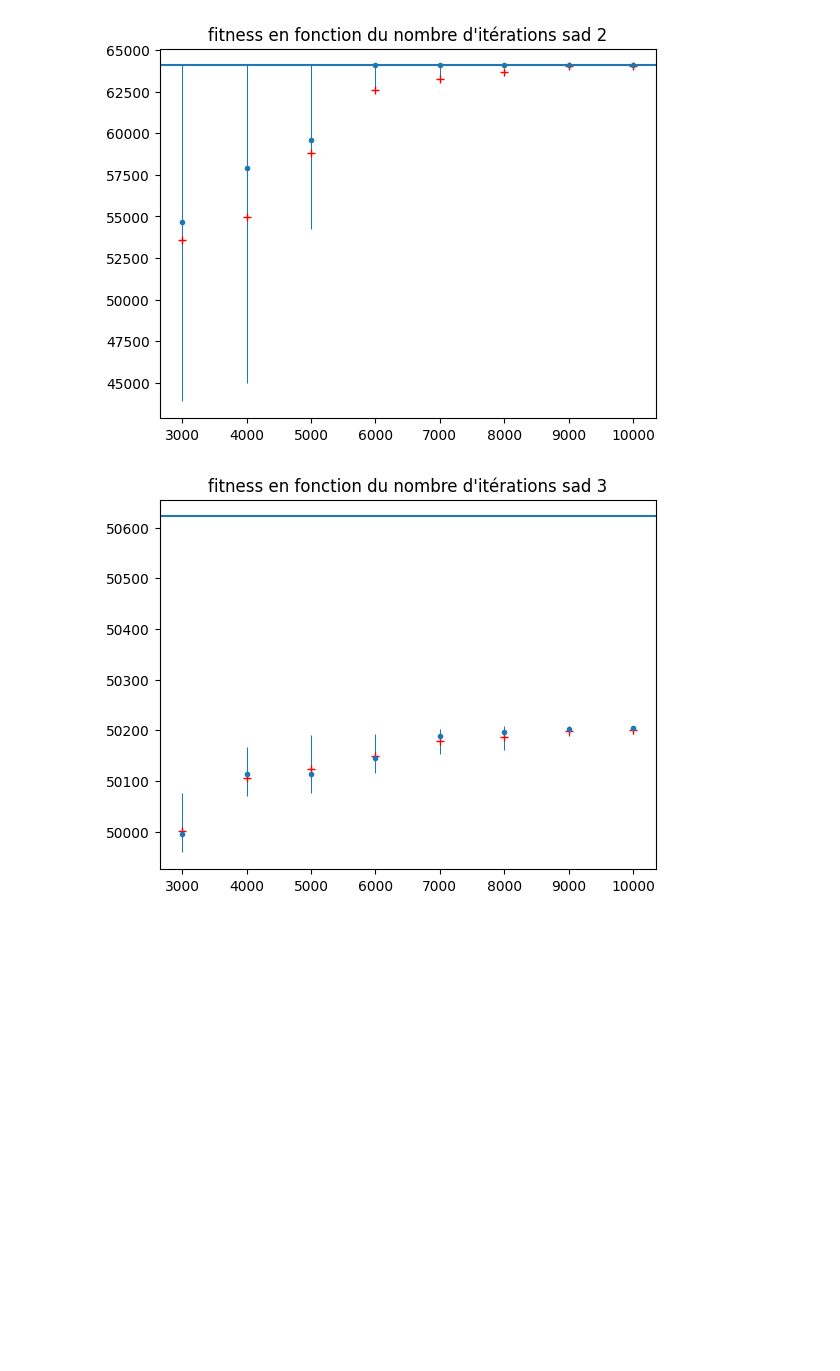
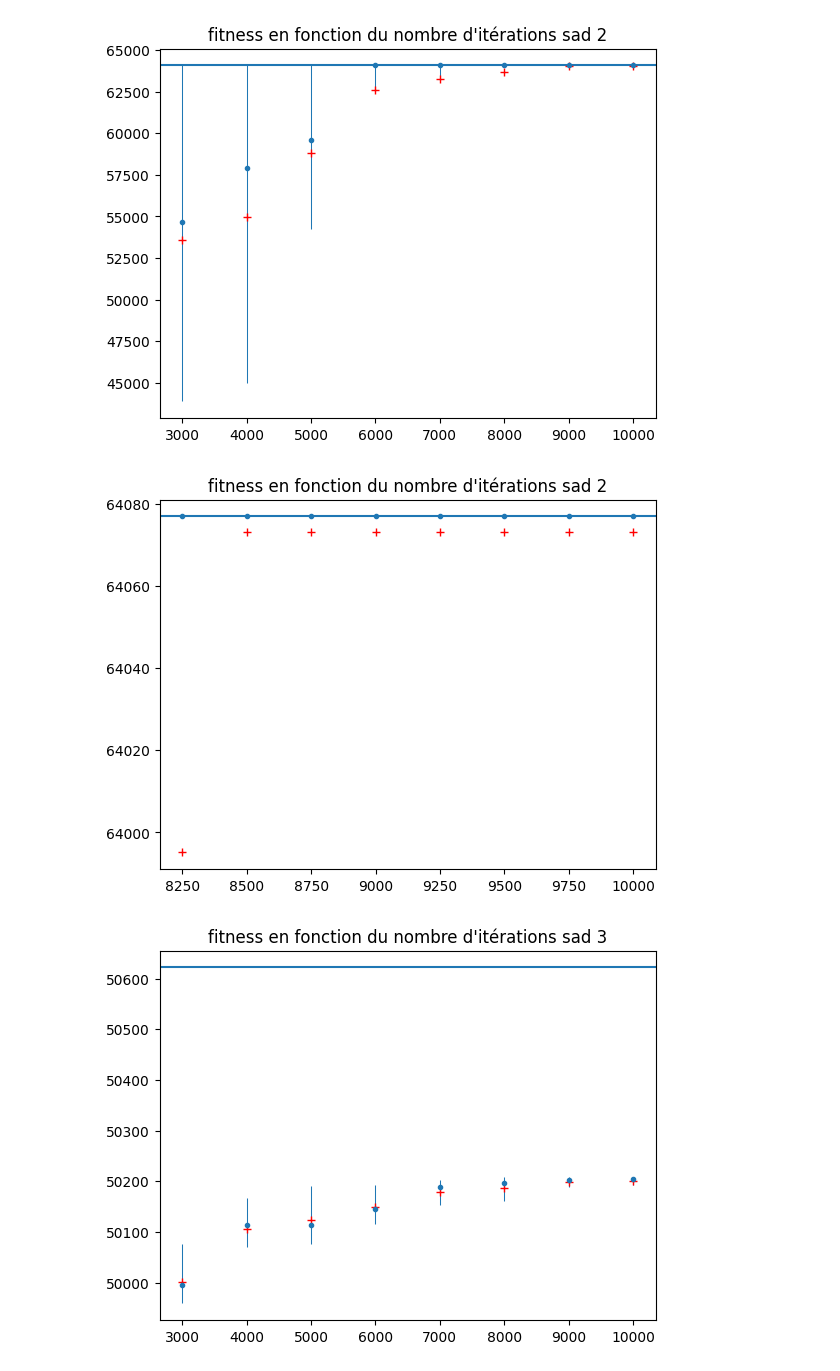
Before and after one commit to Blova-TB/S8_Knapsack, a Jupyter notebook: TABU2_10000_i.ipynb, the cells around one changed output. Cells and saved outputs as stored; diff of their text form; code cells hidden in the pictures; blank space fills up the shorter version.

```diff
--- a/TABU2_10000_i.ipynb
+++ b/TABU2_10000_i.ipynb
@@ -12,7 +12,7 @@ from tools.MyIterator import *
 # Chargement des fichiers
 
 sad1 = parser.loadFromFile("Data/pi-12-10000-1000-001.kna")
-sad2 = parser.loadFromFile("Data/pi-11-10000-1000-001.kna")
+sad2 = parser.loadFromFile("Data/pi-13-10000-1000-001.kna")
 sad3 = parser.loadFromFile("Data/pi-15-10000-1000-001.kna")
 
 # Récupérations des résultats optimaux
@@ -287,6 +287,16 @@ testResult = Testor(solver).test(range(10000,2000,-1000),var,10)
 graph_test_result(testResult,sol_opti2,titre + " sad 2")
 # %% [output]
 [figure]
+# %%
+tabu_size_2 = 1800
+overflow_cost2 = 2.35
+(var,titre) = variateur_tabou_numpy.nombre_iterations()
+#on teste avec plein d'itérations pour être sur 0.3 c'est l'opti précédent
+solver = tbns.tabou_numpy_solver(sad2,0,tabu_size_2,overflow_cost2,0.3)
+testResult = Testor(solver).test(range(10000,8000,-250),var,10)
+graph_test_result(testResult,sol_opti2,titre + " sad 2")
+# %% [output]
+[figure, added]
 # %%
 (var,titre) = variateur_tabou_numpy.nombre_iterations()
 #on teste avec plein d'itérations pour être sur 0.3 c'est l'opti précédent
```
Also changed, not shown: parts of 2 cells of this notebook, 9 other files.
